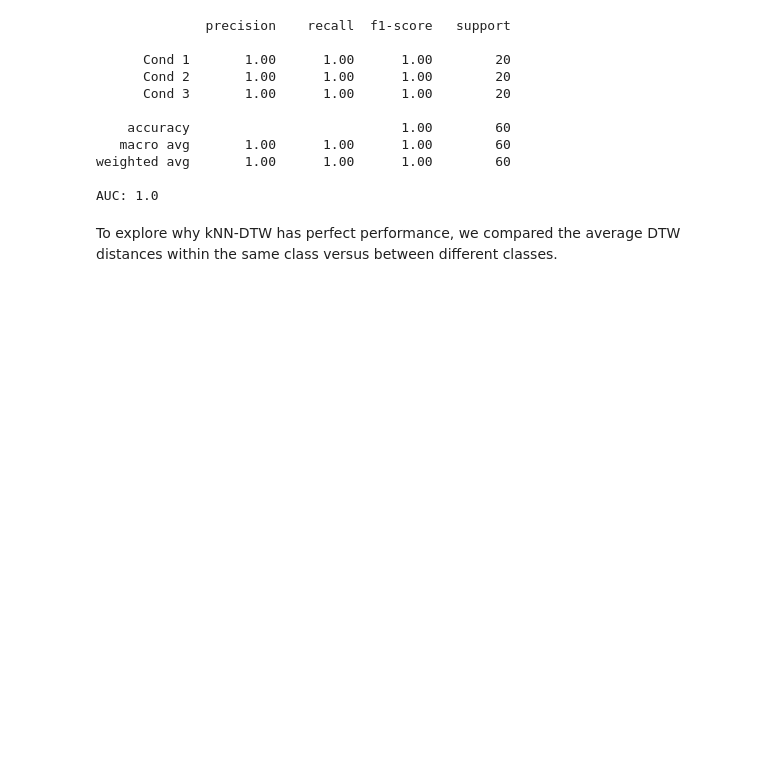
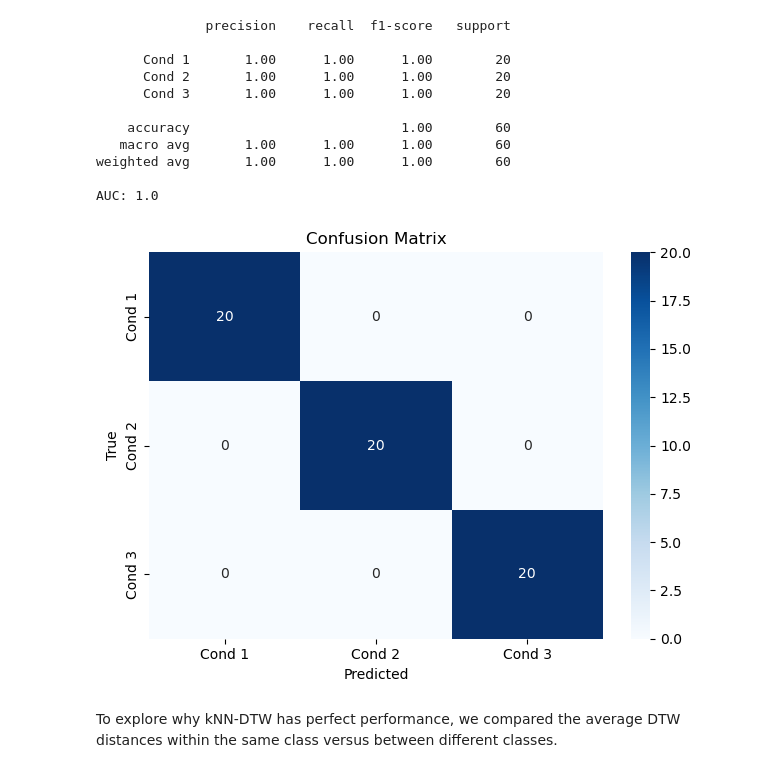
Before and after one commit to jiang-h-y/gait-condition-classification, a Jupyter notebook: analysis.ipynb, the cells around one changed output. Saved outputs shown, nothing was run; the diff lists cells and outputs as text; code cells hidden in the pictures; blank space fills up the shorter version.

```diff
--- a/analysis.ipynb
+++ b/analysis.ipynb
@@ -121,6 +121,23 @@ print(f"AUC: {roc_auc_score(y_test, predicted_proba, multi_class='ovr')}")
 weighted avg       1.00      1.00      1.00        60
 
 AUC: 1.0
+# %%
+n_classes = len(np.unique(y_train))
+LABELS = [f"Condition {i+1}" for i in range(n_classes)]
+
+cm = confusion_matrix(y_test, predicted)
+sns.heatmap(
+    cm, annot=True, fmt="d", cmap="Blues",
+    xticklabels=[f"Cond {i+1}" for i in range(n_classes)],
+    yticklabels=[f"Cond {i+1}" for i in range(n_classes)]
+)
+plt.xlabel("Predicted")
+plt.ylabel("True")
+plt.title("Confusion Matrix")
+plt.tight_layout()
+plt.show()
+# %% [output]
+[figure, added]
 # %% [markdown]
 To explore why kNN-DTW has perfect performance, we compared the average DTW distances within the same class versus between different classes.
 # %%
```
Also changed, not shown: parts of 26 cells of this notebook.
